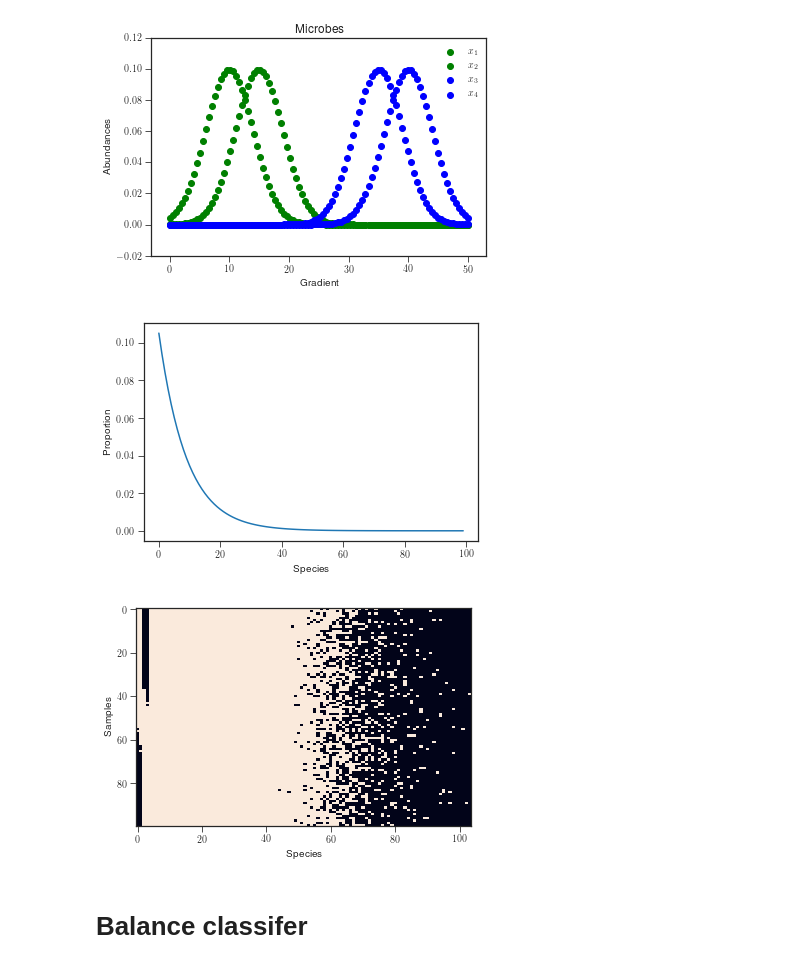
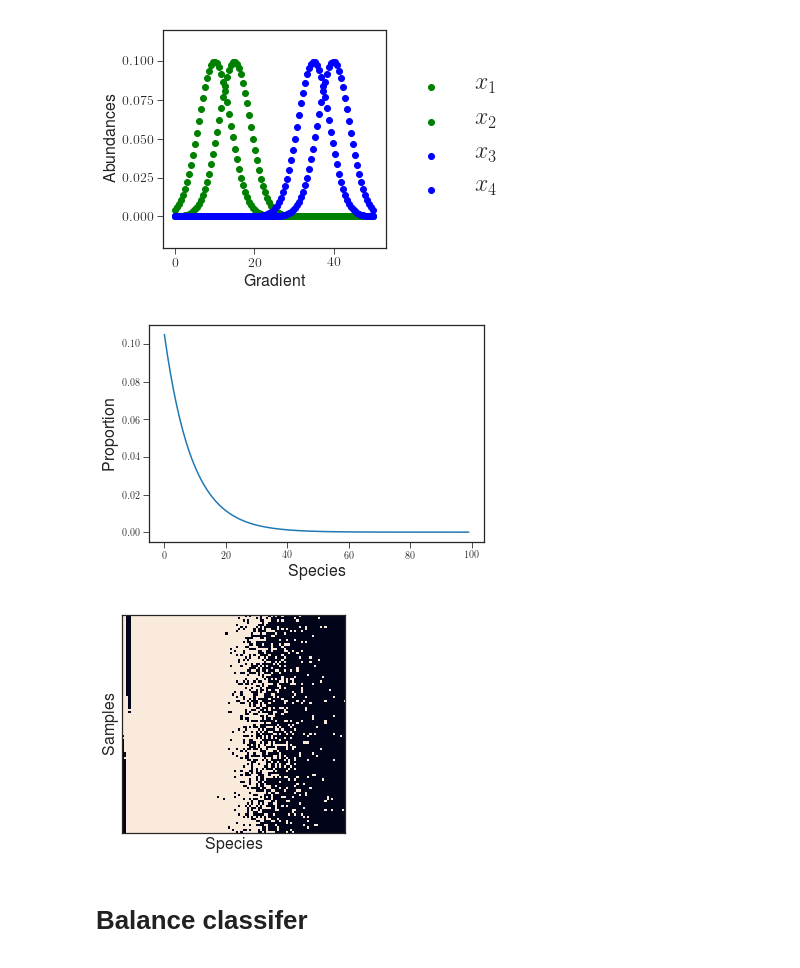
Before and after one commit to mortonjt/pls-balances, a Jupyter notebook: pls_balances/ipynb/simulation.ipynb, the cells around one changed output. Cells and saved outputs as stored; diff of their text form; code cells hidden in the pictures.

```diff
--- a/pls_balances/ipynb/simulation.ipynb
+++ b/pls_balances/ipynb/simulation.ipynb
@@ -20,19 +20,23 @@ mu = np.array([10, 15, 35, 40])
 sigma = np.array([4]*len(mu))
 microbial_truth = chain_interactions(gradient, mu, sigma)
 # %%
-fig, ax = plt.subplots()
+fig, ax = plt.subplots(figsize=(5, 4))
 ax.scatter(gradient, microbial_truth[:, 0], label=r'$x_1$', c='g')
 ax.scatter(gradient, microbial_truth[:, 1], label=r'$x_2$', c='g')
 ax.scatter(gradient, microbial_truth[:, 2], label=r'$x_3$', c='b')
 ax.scatter(gradient, microbial_truth[:, 3], label=r'$x_4$', c='b')
+ax.tick_params(labelsize=14)
+ax.set_ylabel('Abundances', fontsize=16)
+ax.set_xlabel('Gradient', fontsize=16)
 
-ax.set_title('Microbes')
-ax.set_ylabel('Abundances')
-ax.set_xlabel('Gradient')
-ax.legend()
+box = ax.get_position()
+ax.set_position([box.x0, box.y0, box.width * 0.8, box.height])
+
+ax.legend(loc='center left', bbox_to_anchor=(1, 0.5), fontsize=24)
+
 fig.savefig('../results/figures/figure_1a.pdf')
 # %% [output]
-[figure, old version]
+[figure, new version]
 # %%
 from skbio.stats.composition import closure
 from pls_balances.src.sim import compositional_noise
@@ -55,12 +59,12 @@ fig, ax = plt.subplots()
 
 x = np.linspace(0, 11, 100)
 contaminant_urn = closure(expon.pdf(x))
-plt.plot(contaminant_urn)
-plt.xlabel('Species')
-plt.ylabel('Proportion')
+ax.plot(contaminant_urn)
+ax.set_xlabel('Species', fontsize=16)
+ax.set_ylabel('Proportion', fontsize=16)
 fig.savefig('../results/figures/figure_s1a.pdf')
 # %% [output]
-[figure, old version]
+[figure, new version]
 # %%
 contaminant_urns = np.repeat(np.expand_dims(contaminant_urn, axis=0),
                              microbial_table.shape[0], axis=0)
@@ -73,13 +77,16 @@ seq_depths = poisson.rvs(10000, size=microbial_table.shape[0], random_state=0)
 
 microbial_table = multinomial_sample(microbial_table, seq_depths)
 # %%
-fig = plt.figure()
-plt.imshow(microbial_table>0, aspect='auto', interpolation='nearest')
-plt.xlabel('Species')
-plt.ylabel('Samples')
+fig, ax = plt.subplots(figsize=(4, 4))
+ax.imshow(microbial_table>0, aspect='auto', interpolation='nearest')
+ax.set_xlabel('Species', fontsize=16)
+ax.set_ylabel('Samples', fontsize=16)
+ax.set_xticks([])
+ax.set_yticks([])
+ax.tick_params(labelsize=14)
 fig.savefig('../results/figures/figure_1b.pdf')
 # %% [output]
-[figure, old version]
+[figure, new version]
 # %%
 sample_ids = ["S%d" % i for i in range(microbial_table.shape[0])]
 microbial_table = pd.DataFrame(microbial_table, index=sample_ids)
```
Also changed, not shown: parts of 5 cells of this notebook, 3 other files.
